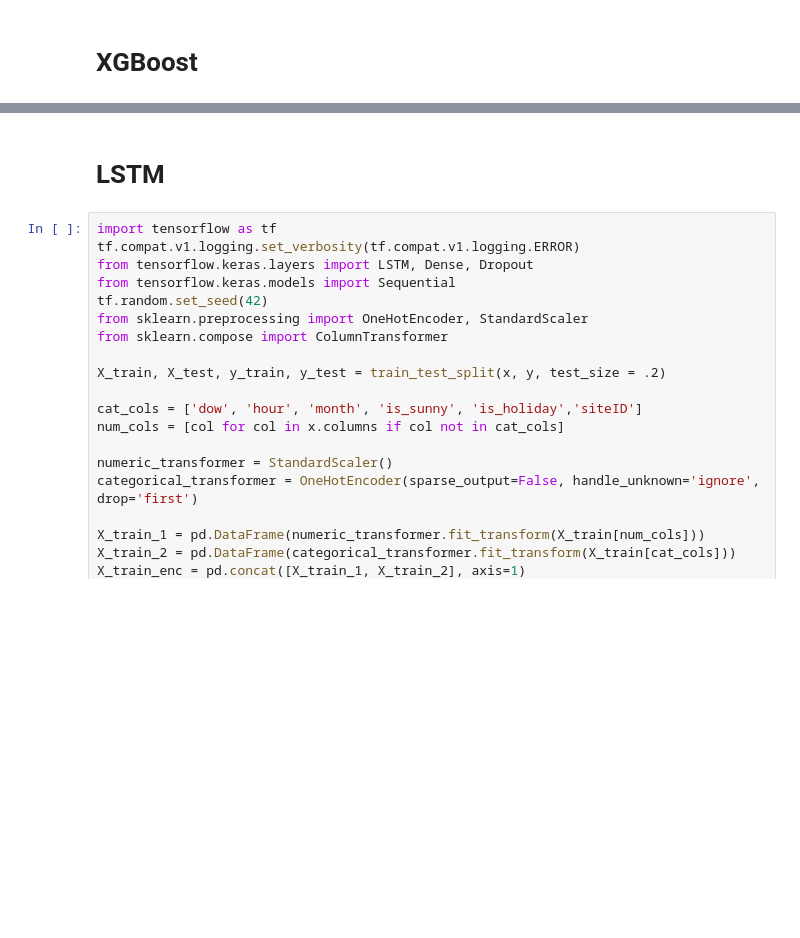
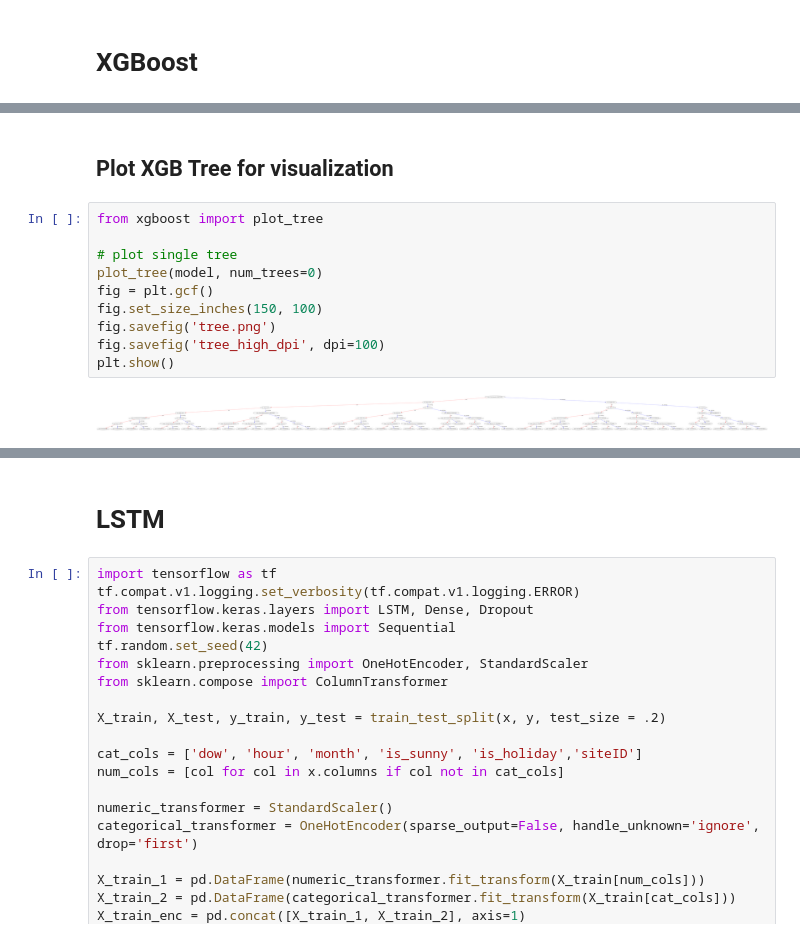
Before and after one commit to denny-lehman/ev_charging, a Jupyter notebook: models/model_eval.ipynb, the cells around one changed output, grey strips where cells are left out. Drawn from its saved outputs; the diff is of its cells as text; blank space fills up the shorter version.

```diff
--- a/models/model_eval.ipynb
+++ b/models/model_eval.ipynb
@@ -235,0 +306,14 @@ Text(0, 0.5, '% available')
+# %% [markdown]
+## Plot XGB Tree for visualization
+# %%
+from xgboost import plot_tree
+
+# plot single tree
+plot_tree(model, num_trees=0)
+fig = plt.gcf()
+fig.set_size_inches(150, 100)
+fig.savefig('tree.png')
+fig.savefig('tree_high_dpi', dpi=100)
+plt.show()
+# %% [output]
+[figure, added]
```
Also changed, not shown: parts of 15 cells of this notebook.
